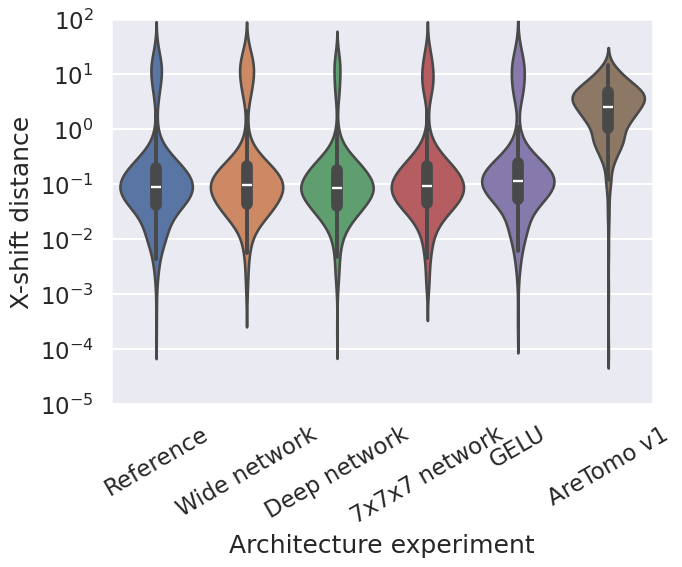
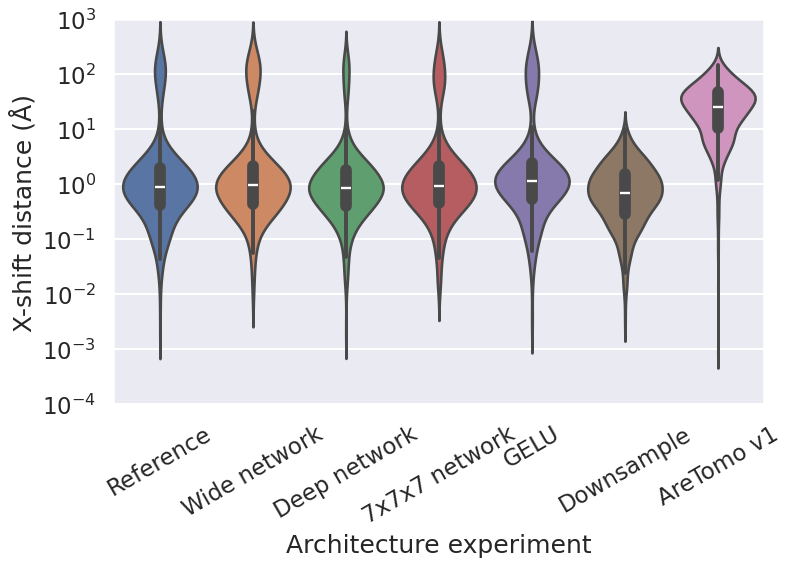
The notebook cell's code change between the first figure and the second:
--- before
+++ after
@@ -2,8 +2,8 @@
 sns.violinplot(data=data, x='experiment', y='abs x diff', hue='experiment', legend=False, log_scale=True, ax=ax)
 ax.set_yscale('log')
-ax.set_ylabel('X-shift distance')
+ax.set_ylabel('X-shift distance (Å)')
 xticks = ax.get_xticks()
-ax.set_xticks(xticks, ['Reference', 'Wide network', 'Deep network', '7x7x7 network', 'GELU', 'AreTomo v1'], rotation=30)
+ax.set_xticks(xticks, ['Reference', 'Wide network', 'Deep network', '7x7x7 network', 'GELU', 'Downsample', 'AreTomo v1'], rotation=30)
 ax.set_xlabel('Architecture experiment')
-ax.set_ylim(1e-5, 100)
+ax.set_ylim(1e-4, 1e3)
 plt.savefig(f'architecture_violin_abs_x_diff.png', dpi=300, bbox_inches='tight')

Commit: update plots with latest downsampling iteration